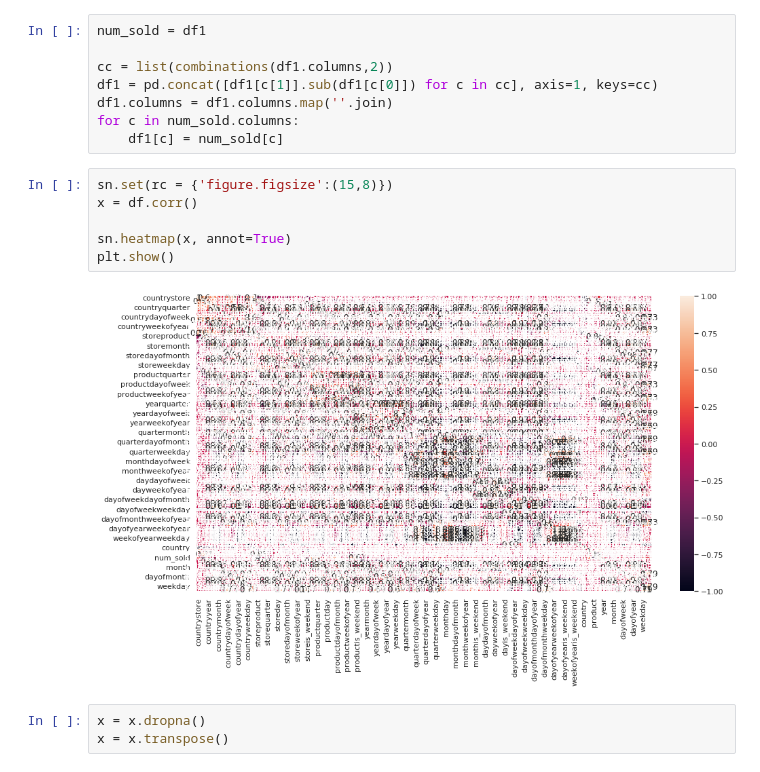
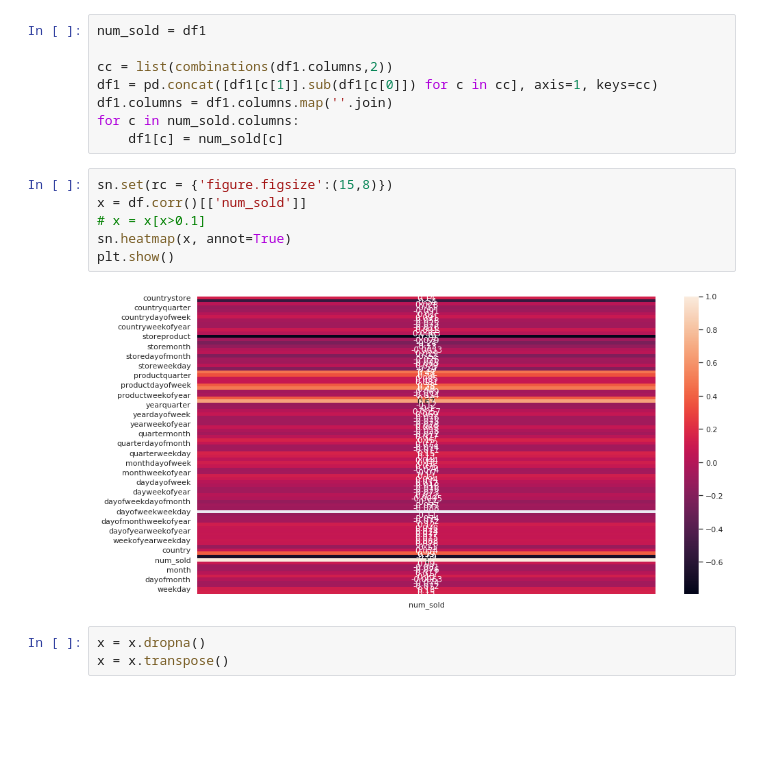
Before and after one commit to PPCavallera/tabular-playground-series-jun-2021, a Jupyter notebook: dataaprep.ipynb, the cells around one changed output. Saved outputs shown, nothing was run; the diff lists cells and outputs as text; blank space fills up the shorter version.

```diff
--- a/dataaprep.ipynb
+++ b/dataaprep.ipynb
@@ -94,12 +94,12 @@ for c in num_sold.columns:
     df1[c] = num_sold[c]
 # %%
 sn.set(rc = {'figure.figsize':(15,8)})
-x = df.corr()
-
+x = df.corr()[['num_sold']]
+# x = x[x>0.1]
 sn.heatmap(x, annot=True)
 plt.show()
 # %% [output]
-[figure, old version]
+[figure, new version]
 # %%
 x = x.dropna()
 x = x.transpose()
```
Also changed, not shown: parts of 2 cells of this notebook, 1 other file.
